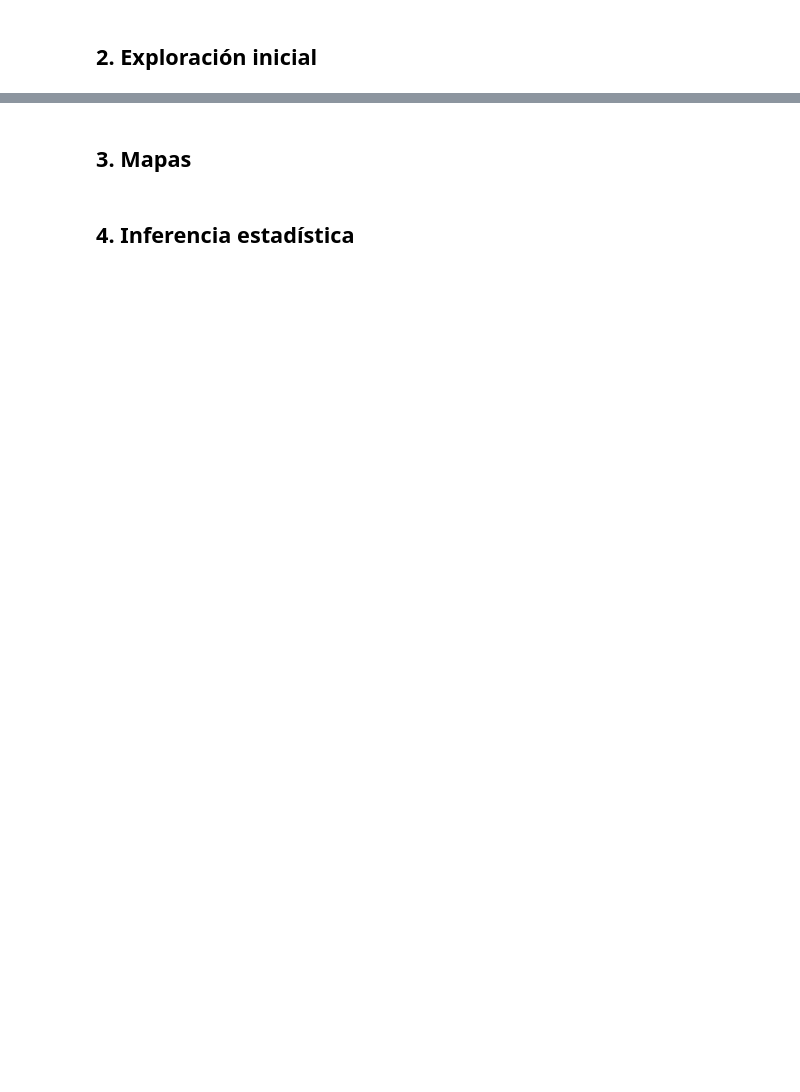
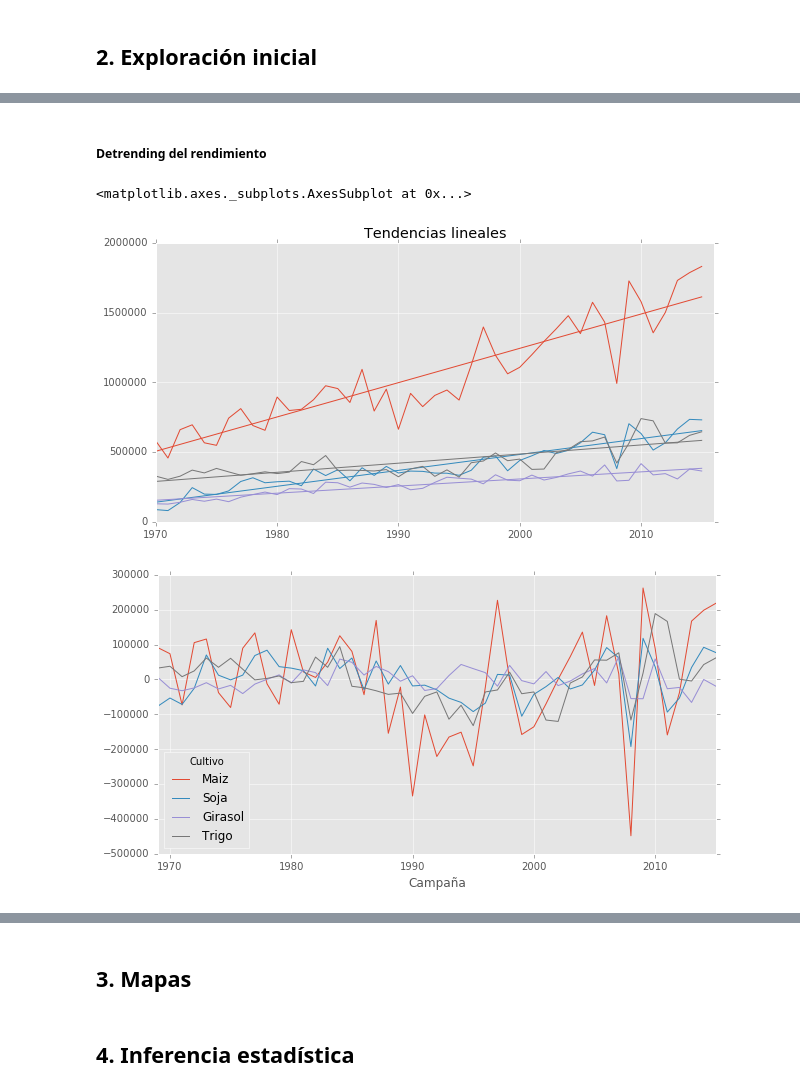
Before and after one commit to datosgobar/taller-analisis-datos-101, a Jupyter notebook: 2 - Análisis de datos agrícolas.ipynb, the cells around one changed output, grey strips where cells are left out. Cells and saved outputs as stored; diff of their text form; code cells hidden in the pictures; blank space fills up the shorter version.

```diff
--- a/2 - Análisis de datos agrícolas.ipynb
+++ b/2 - Análisis de datos agrícolas.ipynb
@@ -174,0 +219,22 @@ df_precios[df_precios.index>1980].plot()
+# %% [markdown]
+##### Detrending del rendimiento
+# %%
+from scipy import signal
+
+x = df_ren.index
+fig = plt.figure(figsize=(10,5))
+ax = fig.add_axes()
+for col in df_ren.columns:
+    y = df_ren[col]
+    p = np.polyfit(x,y,1)
+    data_plt, = plt.plot(x,y)
+    plt.plot(x,np.polyval(p,x.values), color=data_plt.get_color())
+plt.title("Tendencias lineales")
+plt.xlim((1970,2016))
+
+df_ren_detrended = pd.DataFrame(signal.detrend(df_ren,axis=0),columns=df_ren.columns, index=df_ren.index)
+df_ren_detrended.plot(figsize=(10,5))
+# %% [output]
+<matplotlib.axes._subplots.AxesSubplot at 0x...>
+[figure, added]
+[figure, added]
```
Also changed, not shown: parts of 24 cells of this notebook.
